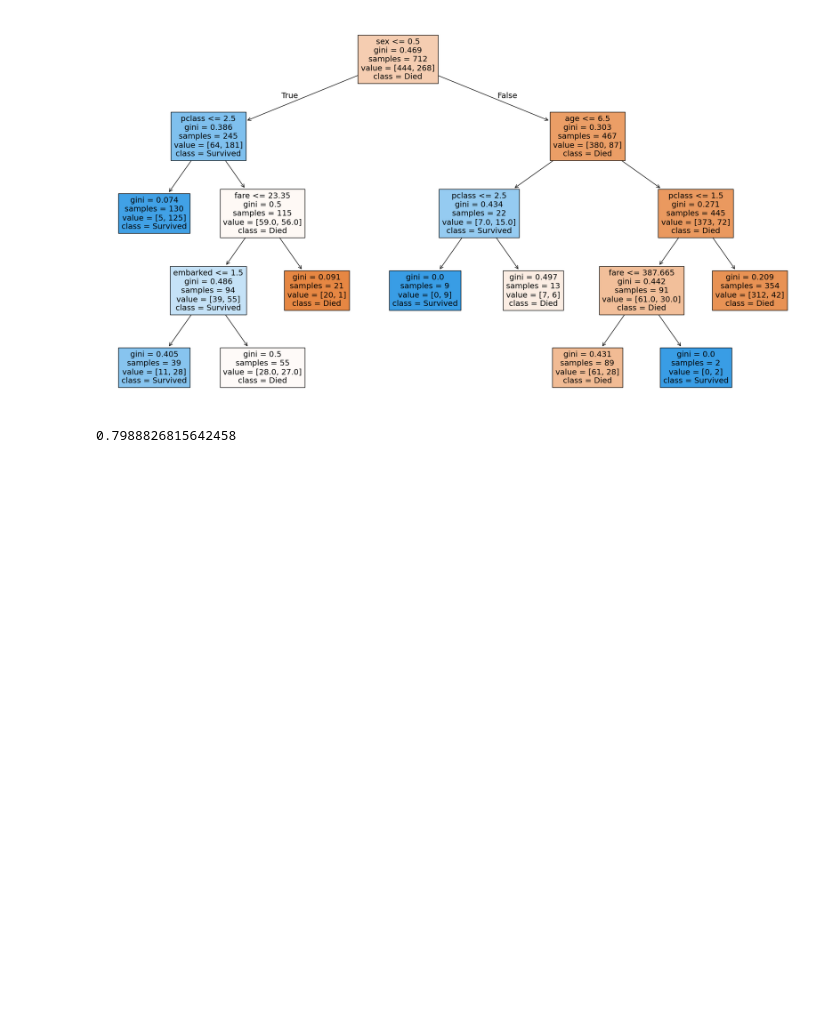
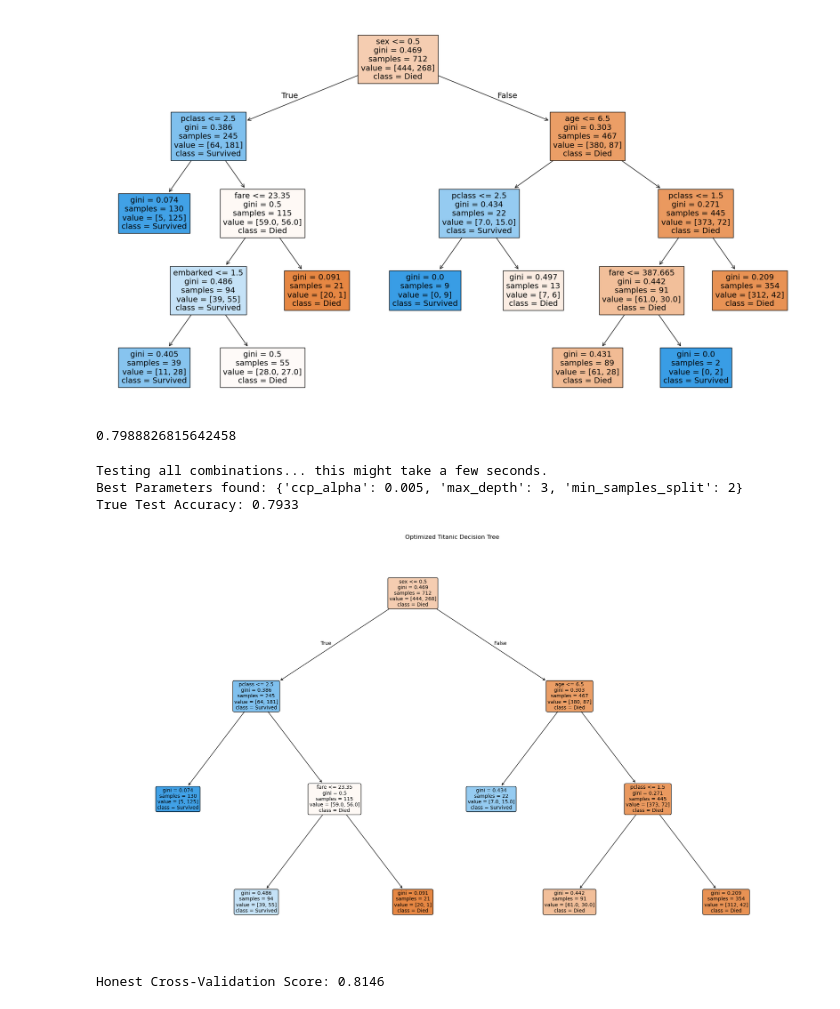
Before and after one commit to KARTHIKAKRISHNA123/aiml-knowledge-base, a Jupyter notebook: prime/Supervised ML/6.Decision Trees/Decision_Tree_Classifier_mine.ipynb, the cells around one changed output. Drawn from its saved outputs; the diff is of its cells as text; code cells hidden in the pictures; blank space fills up the shorter version.

Commit message:
feat: completed with Decision Tree Classifier

```diff
--- a/prime/Supervised ML/6.Decision Trees/Decision_Tree_Classifier_mine.ipynb
+++ b/prime/Supervised ML/6.Decision Trees/Decision_Tree_Classifier_mine.ipynb
@@ -380,3 +380,64 @@ plt.show()
 best_model.score(X_test, y_test)
 # %% [output]
 0.7988826815642458
+# %%
+from sklearn.model_selection import GridSearchCV
+from sklearn.tree import DecisionTreeClassifier
+
+# 1. Make a list of the parameters we want to test together
+param_grid = {
+    'max_depth': [3, 4, 5, 6, None],
+    'min_samples_split': [2, 10, 15, 20],
+    'ccp_alpha': [0.0, 0.005, 0.01, 0.05, 0.1]
+}
+
+# 2. Create a fresh, blank Decision Tree
+dt_model = DecisionTreeClassifier(random_state=42)
+
+# 3. Set up Grid Search to test all combinations using 5 "Practice Exams" (cv=5)
+grid_search = GridSearchCV(estimator=dt_model, param_grid=param_grid, cv=5, scoring='accuracy')
+
+# 4. Train it using ONLY the Training Data! (No peeking at X_test)
+print("Testing all combinations... this might take a few seconds.")
+grid_search.fit(X_train, y_train)
+
+# 5. Extract the absolute best model from the search
+best_combined_model = grid_search.best_estimator_
+
+# 6. Show the winning combination
+print("Best Parameters found:", grid_search.best_params_)
+
+# 7. Finally, test this winning model on the unseen Test Data (The Final Exam)
+final_accuracy = best_combined_model.score(X_test, y_test)
+print(f"True Test Accuracy: {final_accuracy:.4f}")
+# %% [output]
+Testing all combinations... this might take a few seconds.
+Best Parameters found: {'ccp_alpha': 0.005, 'max_depth': 3, 'min_samples_split': 2}
+True Test Accuracy: 0.7933
+# %%
+from sklearn.tree import plot_tree
+import matplotlib.pyplot as plt
+
+# Make the plot large enough to read easily
+plt.figure(figsize=(20, 12))
+
+# Plot the winning model from our Grid Search
+plot_tree(
+    best_combined_model,
+    feature_names=X.columns,
+    class_names=["Died", "Survived"],
+    filled=True,
+    rounded=True,
+    fontsize=10
+)
+
+plt.title("Optimized Titanic Decision Tree")
+plt.tight_layout()
+plt.show()
+# %% [output]
+[figure, added]
+# %%
+# This is the average accuracy across 5 different, unseen slices of data
+print(f"Honest Cross-Validation Score: {grid_search.best_score_:.4f}")
+# %% [output]
+Honest Cross-Validation Score: 0.8146
```
Also changed, not shown: 7 other files.
